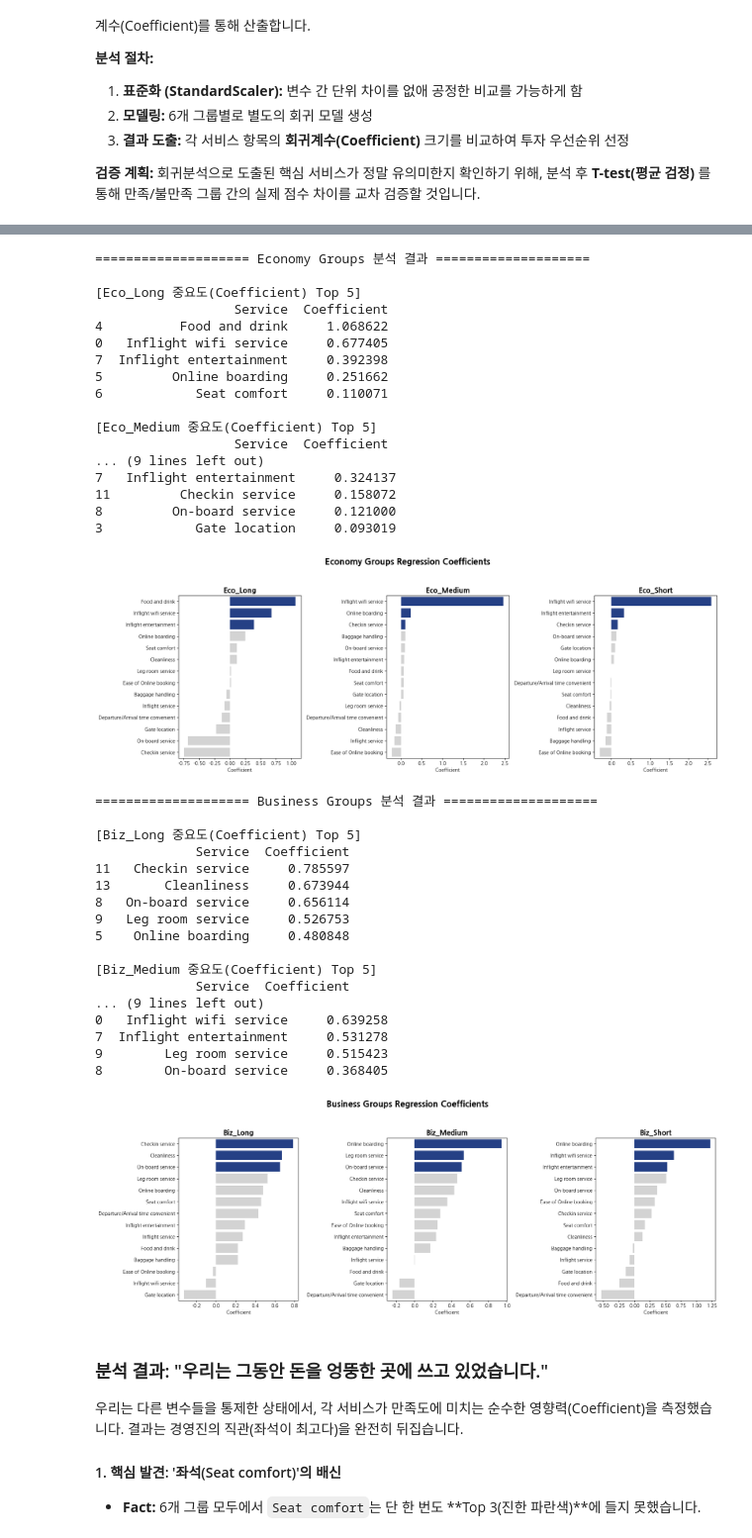
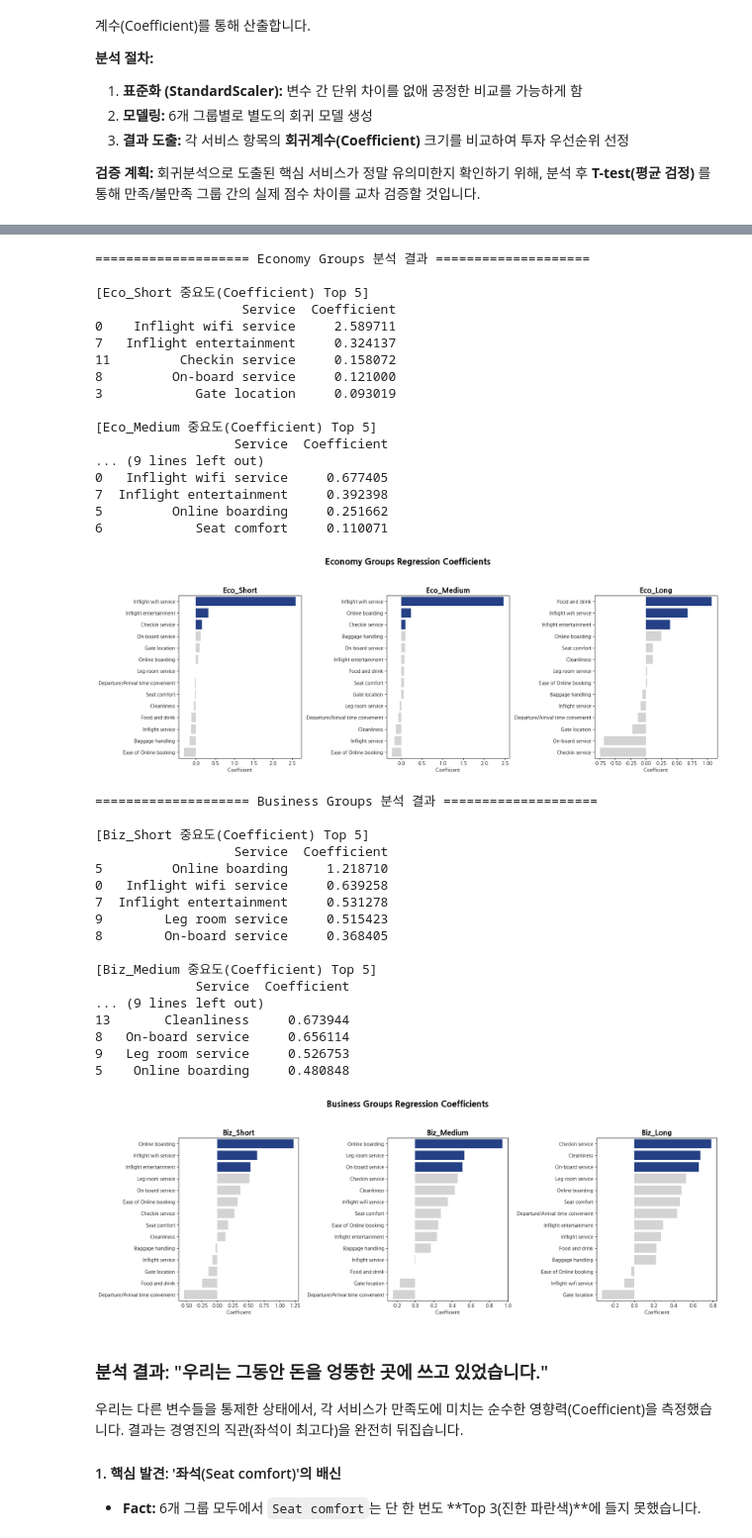
Before and after one commit to MJU-SDA7-2025/Airline-Passenger-Satisfaction, a Jupyter notebook: docs/main.ipynb, the cells around one changed output, grey strips where cells are left out. Shown at 99% size. Cells and saved outputs as stored; diff of their text form; code cells hidden in the pictures.

```diff
--- a/docs/main.ipynb
+++ b/docs/main.ipynb
@@ -331,7 +357,7 @@ Eco_Short - 만족도 비율: 0.1927
 # 그룹별 상관계수 계산
 group_correlations = {}
 for group_name, group_df in groups.items():
-    corr = group_df[service_cols + ['label']].corr()['label'].drop('label').sort_values(ascending=False)
+    corr = group_df[service_cols + ['label']].corr(method='spearman')['label'].drop('label').sort_values(ascending=False)
     group_correlations[group_name] = corr
     print(f"\n[{group_name} 상관계수]")
     print(corr)
@@ -505,68 +590,76 @@ def plot_group_coefficients(group_list, title_main):
         # Top 3 강조 (색상 변경)
         # seaborn barplot은 데이터 정렬 순서대로 patches가 생성됨
         for j, patch in enumerate(axes[i].patches):
             if j < 3: # 상위 3개
                 patch.set_facecolor('#254085') # 진한 남색 (강조)
             else:
                 patch.set_facecolor('lightgray') # 회색 (비강조)
 
     plt.suptitle(f'{title_main} Regression Coefficients', fontsize=18, fontweight='bold', y=1.05)
     plt.tight_layout()
     plt.show()
 
 # ---------------------------------------------------------
 # 실행: 그룹 분리 및 시각화
 # ---------------------------------------------------------
 
-# 그룹 키 분리 (이코노미 / 비즈니스)
-# groups 딕셔너리의 키 이름에 'Eco' 또는 'Biz'가 포함되어 있다고 가정합니다.
-eco_keys = sorted([k for k in groups.keys() if 'Eco' in k])
-biz_keys = sorted([k for k in groups.keys() if 'Biz' in k])
+# ---------------------------------------------------------
+# 실행: 그룹 분리 및 시각화
+# ---------------------------------------------------------
 
-# 1. 이코노미 그룹 시각화 (1행 3열)
+# 1. 원하는 순서 정의 (Short -> Medium -> Long)
+eco_target_order = ['Eco_Short', 'Eco_Medium', 'Eco_Long']
+biz_target_order = ['Biz_Short', 'Biz_Medium', 'Biz_Long']
+
+# 2. groups 딕셔너리에 실제로 존재하는 키만 순서대로 추출
+# (만약 데이터에 해당 그룹이 없다면 리스트에 포함되지 않도록 처리)
+eco_keys = [k for k in eco_target_order if k in groups]
+biz_keys = [k for k in biz_target_order if k in groups]
+
+# 3. 이코노미 그룹 시각화
 if eco_keys:
     plot_group_coefficients(eco_keys, "Economy Groups")
 
-# 2. 비즈니스 그룹 시각화 (1행 3열)
+# 4. 비즈니스 그룹 시각화
 if biz_keys:
     plot_group_coefficients(biz_keys, "Business Groups")
 # %% [output]
 ==================== Economy Groups 분석 결과 ====================
 
-[Eco_Long 중요도(Coefficient) Top 5]
+[Eco_Short 중요도(Coefficient) Top 5]
+                   Service  Coefficient
+0    Inflight wifi service     2.589711
+7   Inflight entertainment     0.324137
+11         Checkin service     0.158072
+8         On-board service     0.121000
+3            Gate location     0.093019
+
+[Eco_Medium 중요도(Coefficient) Top 5]
                   Service  Coefficient
-4          Food and drink     1.068622
+... (9 lines left out)
 0   Inflight wifi service     0.677405
 7  Inflight entertainment     0.392398
 5         Online boarding     0.251662
 6            Seat comfort     0.110071
-
-[Eco_Medium 중요도(Coefficient) Top 5]
-                  Service  Coefficient
-... (9 lines left out)
-7   Inflight entertainment     0.324137
-11         Checkin service     0.158072
-8         On-board service     0.121000
-3            Gate location     0.093019
-[figure, old version]
+[figure, new version]
 ==================== Business Groups 분석 결과 ====================
 
-[Biz_Long 중요도(Coefficient) Top 5]
+[Biz_Short 중요도(Coefficient) Top 5]
+                  Service  Coefficient
+5         Online boarding     1.218710
+0   Inflight wifi service     0.639258
+7  Inflight entertainment     0.531278
+9        Leg room service     0.515423
+8        On-board service     0.368405
+
+[Biz_Medium 중요도(Coefficient) Top 5]
              Service  Coefficient
-11   Checkin service     0.785597
+... (9 lines left out)
 13       Cleanliness     0.673944
 8   On-board service     0.656114
 9   Leg room service     0.526753
 5    Online boarding     0.480848
-
-[Biz_Medium 중요도(Coefficient) Top 5]
-             Service  Coefficient
-... (9 lines left out)
-0   Inflight wifi service     0.639258
-7  Inflight entertainment     0.531278
-9        Leg room service     0.515423
-8        On-board service     0.368405
-[figure, old version]
+[figure, new version]
 # %% [markdown]
 ### 분석 결과: "우리는 그동안 돈을 엉뚱한 곳에 쓰고 있었습니다."
 
```
Also changed, not shown: parts of 16 cells of this notebook, 26 other files.
